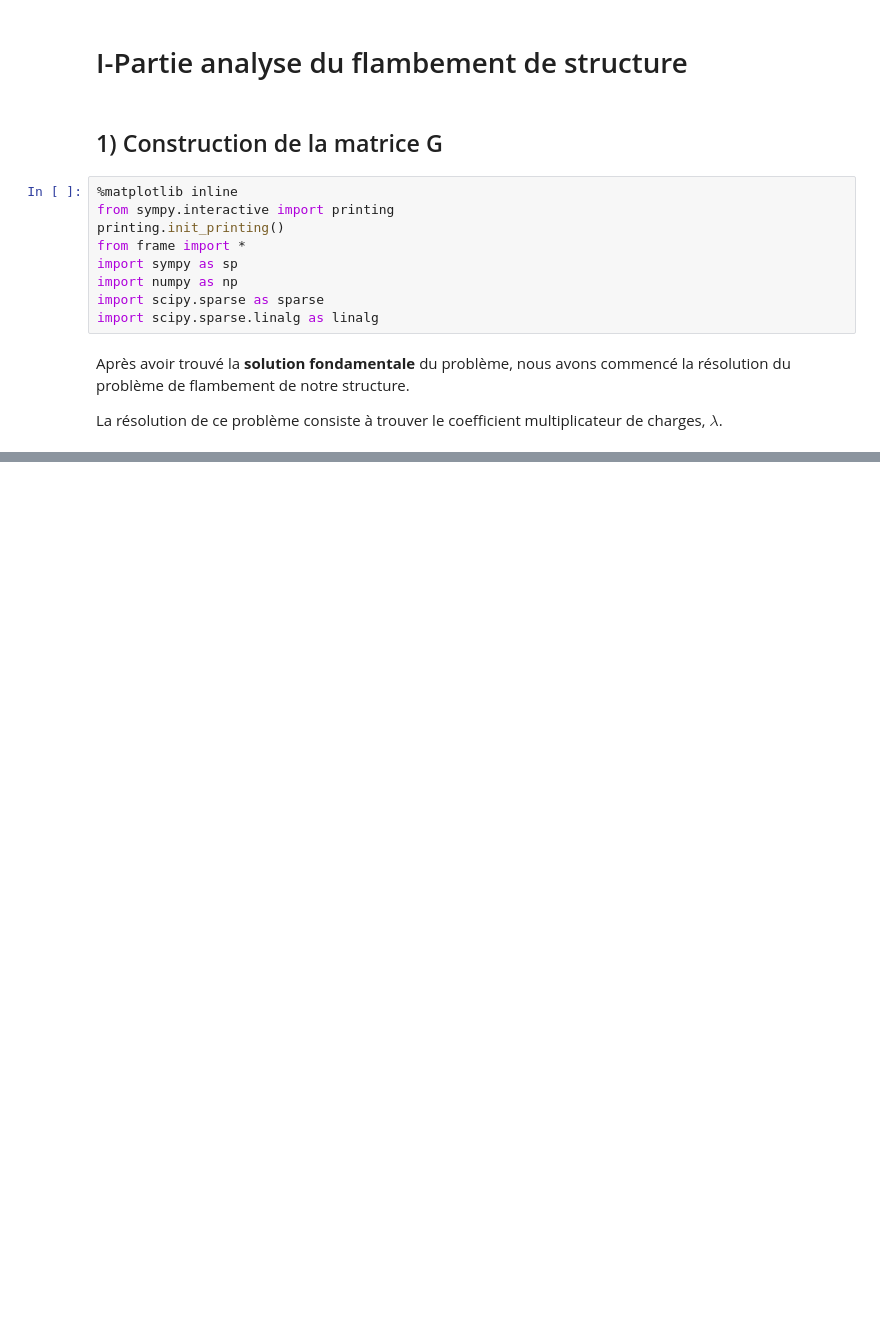
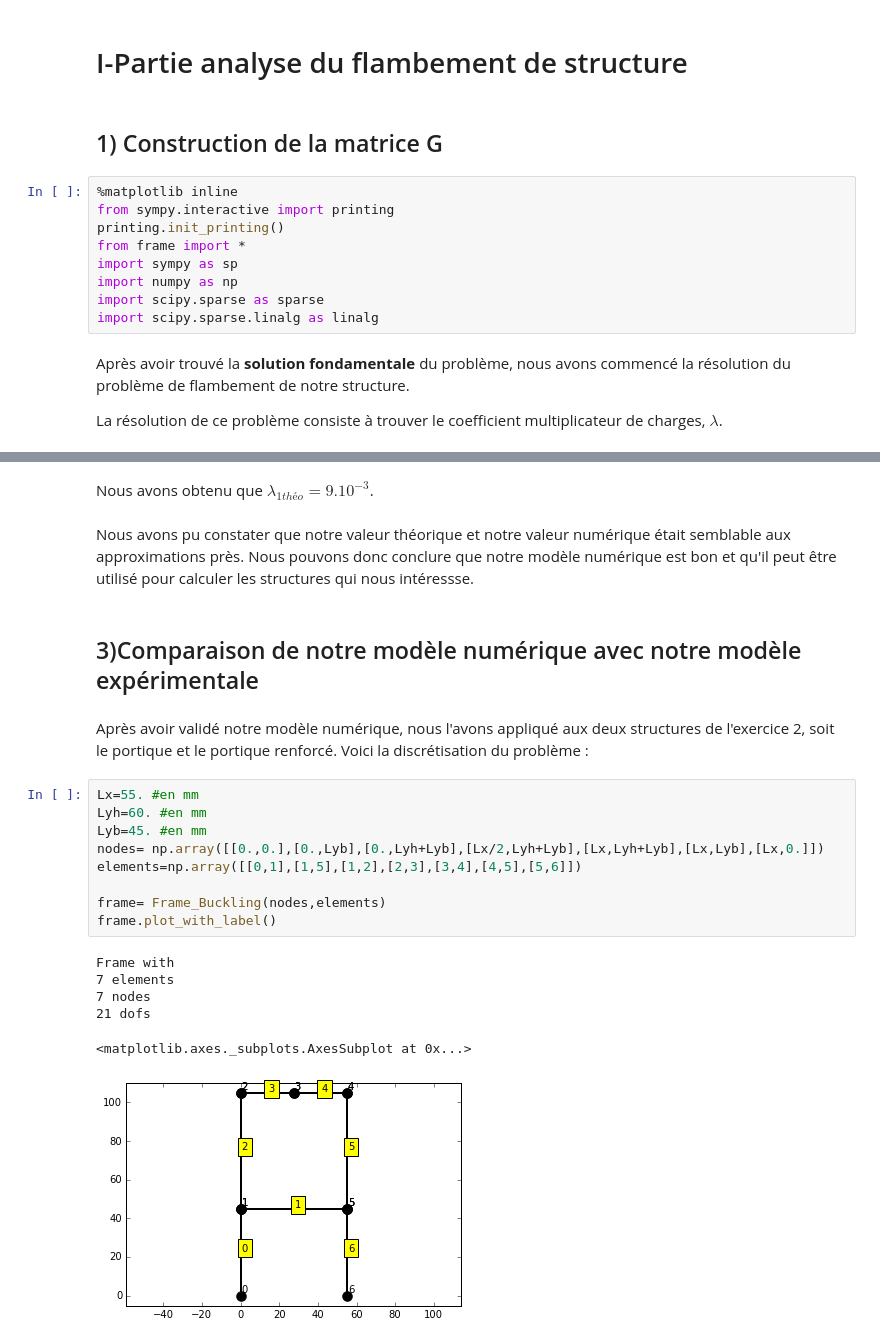
Before and after one commit to qgoisnard/Exercice-update, a Jupyter notebook: Rapport.ipynb, the cells around one changed output, grey strips where cells are left out. Drawn from its saved outputs; the diff is of its cells as text; blank space fills up the shorter version.

```diff
--- a/Rapport.ipynb
+++ b/Rapport.ipynb
@@ -125,0 +214,24 @@ class Frame_Buckling(LinearFrame):
+# %% [markdown]
+Nous avons obtenu que $\lambda_{1théo}=9.10^{-3}$.
+# %% [markdown]
+Nous avons pu constater que notre valeur théorique et notre valeur numérique était semblable aux approximations près. Nous pouvons donc conclure que notre modèle numérique est bon et qu'il peut être utilisé pour calculer les structures qui nous intéressse.
+# %% [markdown]
+## 3)Comparaison de notre modèle numérique avec notre modèle expérimentale
+# %% [markdown]
+Après avoir validé notre modèle numérique, nous l'avons appliqué aux deux structures de l'exercice 2, soit le portique et le portique renforcé. Voici la discrétisation du problème :
+# %%
+Lx=55. #en mm
+Lyh=60. #en mm
+Lyb=45. #en mm
+nodes= np.array([[0.,0.],[0.,Lyb],[0.,Lyh+Lyb],[Lx/2,Lyh+Lyb],[Lx,Lyh+Lyb],[Lx,Lyb],[Lx,0.]])
+elements=np.array([[0,1],[1,5],[1,2],[2,3],[3,4],[4,5],[5,6]])
+
+frame= Frame_Buckling(nodes,elements)
+frame.plot_with_label()
+# %% [output]
+Frame with
+7 elements
+7 nodes
+21 dofs
+<matplotlib.axes._subplots.AxesSubplot at 0x...>
+[figure, added]
```
Also changed, not shown: parts of 28 cells of this notebook, 1 other file.
